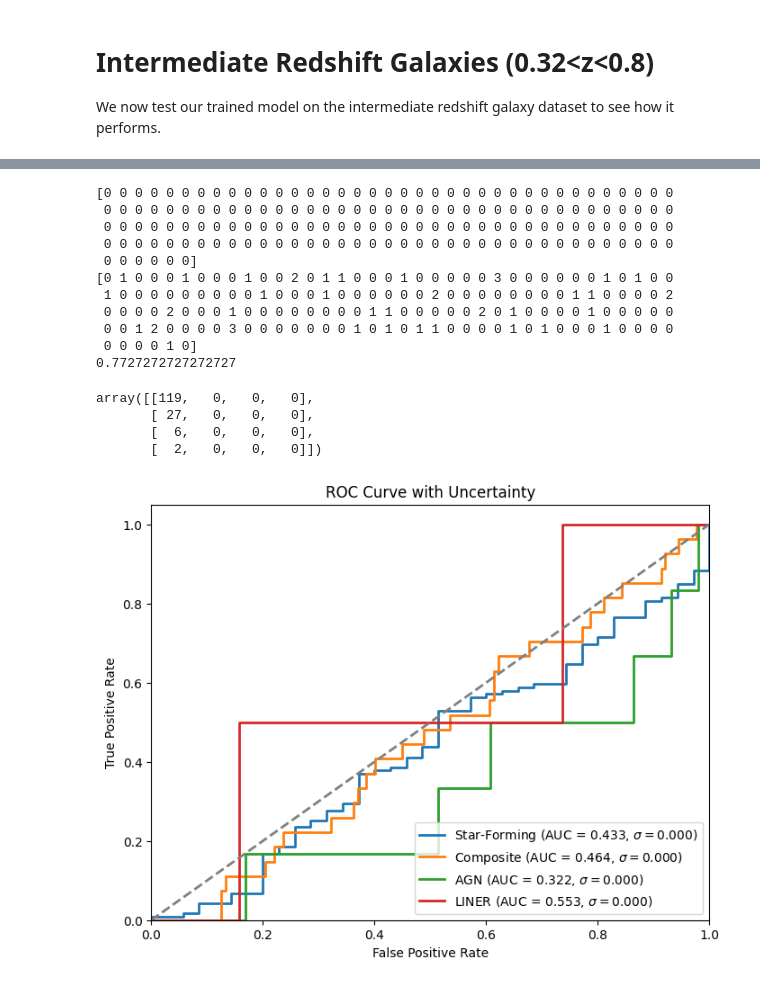
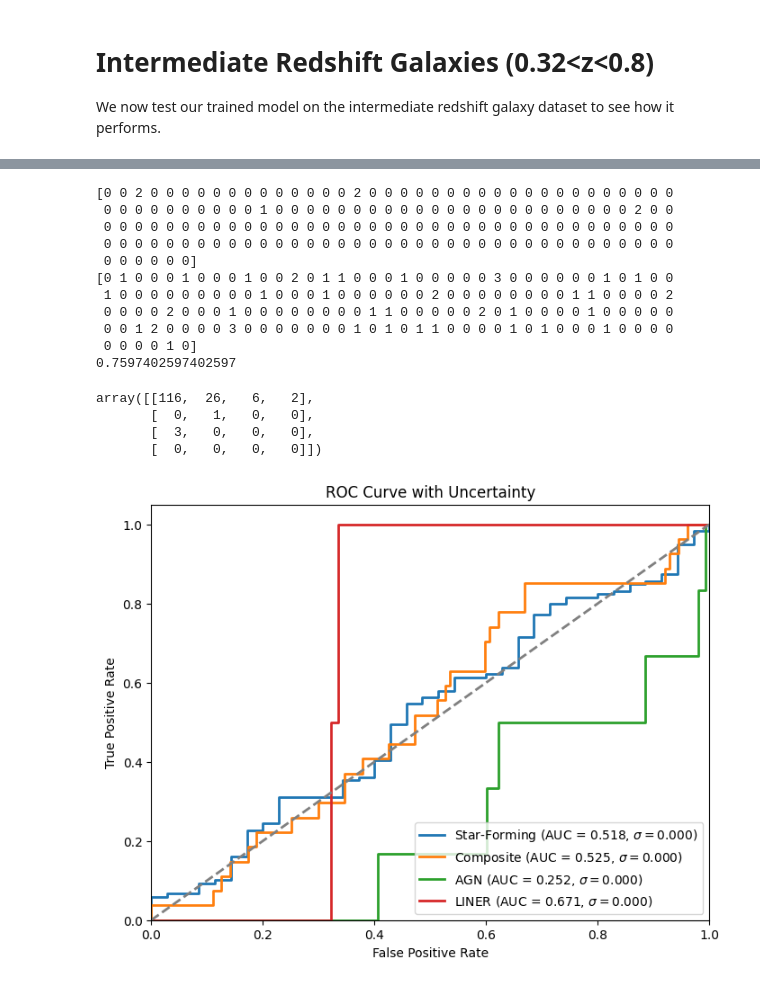
Before and after one commit to lorlo9999/DeepLearningProject, a Jupyter notebook: NeuralNetwork/NeuralNetwork.ipynb, the cells around one changed output, grey strips where cells are left out. Saved outputs shown, nothing was run; the diff lists cells and outputs as text; code cells hidden in the pictures.

```diff
--- a/NeuralNetwork/NeuralNetwork.ipynb
+++ b/NeuralNetwork/NeuralNetwork.ipynb
@@ -126,5 +118,5 @@ lr_callback = LearningRateScheduler(lr_schedule)
 
 model.compile(optimizer=Adam(learning_rate=0.001), loss='categorical_crossentropy', metrics=['accuracy'])
 
-model_history = model.fit(X_train_split, y_train_split, epochs=15, batch_size=16, verbose=1, shuffle=True, validation_data=(X_val_split, y_val_split),callbacks=[lr_callback])
+model_history = model.fit(X_train_split, y_train_split, epochs=10, batch_size=16, verbose=1, shuffle=True, validation_data=(X_val_split, y_val_split),callbacks=[lr_callback])
 # %% [output]
@@ -169,7 +181,7 @@ def monte_carlo_predictions(model, X, num_samples=50):
     preds = np.array([model(X, training=True).numpy() for _ in range(num_samples)])
     return preds
 
-num_mc_samples = 50
+num_mc_samples = 20
 mc_preds = monte_carlo_predictions(model, X_test, num_mc_samples)
 
 y_pred_prob = np.mean(mc_preds[:, :, :4], axis=0)
@@ -243,6 +255,3 @@ Y_test = np.array(Y_test, dtype=int)
 #standardize the data
 scaler = StandardScaler()
 X_test = scaler.fit_transform(X_test)
-
-#remove feature [:,2]
-X_test = np.delete(X_test, 2, 1)
@@ -273,32 +262,22 @@ old_weights = old_model.get_weights()
 p_dropout = 0.4
 
 new_model = keras.Sequential()
-inputs = layers.Input(shape=(7,))
+inputs = layers.Input(shape=(8,))
 
-fc1 = layers.Dense(256, name="fc1", kernel_regularizer=keras.regularizers.l2(0.01))(inputs)
+fc1 = layers.Dense(512, name="fc1", kernel_regularizer=keras.regularizers.l2(0.01))(inputs)
 fc1 = layers.Activation(activation="relu")(fc1)
 fc1 = layers.Dropout(p_dropout)(fc1)
 fc1 = layers.BatchNormalization(axis=-1)(fc1)
 
-fc2 = layers.Dense(256, name="fc2", kernel_regularizer=keras.regularizers.l2(0.01))(fc1)
+fc2 = layers.Dense(512, name="fc2", kernel_regularizer=keras.regularizers.l2(0.01))(fc1)
 fc2 = layers.Activation(activation="relu")(fc2)
 fc2 = layers.Dropout(p_dropout)(fc2)
 fc2 = layers.BatchNormalization(axis=-1)(fc2)
 
-fc3 = layers.Dense(256, name="fc3", kernel_regularizer=keras.regularizers.l2(0.01))(fc2)
-fc3 = layers.Activation(activation="relu")(fc3)
-fc3 = layers.Dropout(p_dropout)(fc3)
-fc3 = layers.BatchNormalization(axis=-1)(fc3)
-
-fc4 = layers.Dense(256, name="fc4", kernel_regularizer=keras.regularizers.l2(0.01))(fc3)
-fc4 = layers.Activation(activation="relu")(fc4)
-fc4 = layers.Dropout(p_dropout)(fc4)
-fc4 = layers.BatchNormalization(axis=-1)(fc4)
-
 skip_connection = fc1
 
-combined_input = layers.Add()([fc4, skip_connection])
-fc5 = layers.Dense(256, name="fc5", kernel_regularizer=keras.regularizers.l2(0.01))(combined_input)
+combined_input = layers.Add()([fc2, skip_connection])
+fc5 = layers.Dense(512, name="fc5", kernel_regularizer=keras.regularizers.l2(0.01))(combined_input)
 fc5 = layers.Activation(activation="relu")(fc5)
 fc5 = layers.Dropout(p_dropout)(fc5)
 fc5 = layers.BatchNormalization(axis=-1)(fc5)
@@ -307,19 +286,19 @@ output = layers.Dense(4, activation='softmax')(fc5)
 
 new_model = models.Model(inputs=inputs, outputs=output)
 
+for layer in new_model.layers:
+    layer.trainable = True
+
 new_weights = new_model.get_weights()
 
 # Transfer weights from old model to new model (manually skipping first layer)
 for i in range(1, len(new_weights)):
-    new_weights[i] = old_weights[i]  # Offset to match layers correctly
+    new_weights[i] = old_weights[i]
 
 # Assign weights to new model
 new_model.set_weights(new_weights)
 
-for layer in new_model.layers:
-    layer.trainable = False
-
-new_model.compile(optimizer='sgd', loss='categorical_crossentropy', metrics=['accuracy'])
+new_model.compile(optimizer='Adam', loss='categorical_crossentropy', metrics=['accuracy'])
 
 new_model.summary(show_trainable=True)
 # %% [output]
@@ -359,10 +338,10 @@ print(accuracy)
 
 #calculate confusion matrix
 from sklearn.metrics import confusion_matrix
-confusion_matrix(y_true, y_pred)
+confusion_matrix(y_pred, y_true)
 # %% [output]
-[0 0 0 0 0 0 0 0 0 0 0 0 0 0 0 0 0 0 0 0 0 0 0 0 0 0 0 0 0 0 0 0 0 0 0 0 0
- 0 0 0 0 0 0 0 0 0 0 0 0 0 0 0 0 0 0 0 0 0 0 0 0 0 0 0 0 0 0 0 0 0 0 0 0 0
+[0 0 2 0 0 0 0 0 0 0 0 0 0 0 0 0 2 0 0 0 0 0 0 0 0 0 0 0 0 0 0 0 0 0 0 0 0
+ 0 0 0 0 0 0 0 0 0 0 1 0 0 0 0 0 0 0 0 0 0 0 0 0 0 0 0 0 0 0 0 0 0 0 2 0 0
  0 0 0 0 0 0 0 0 0 0 0 0 0 0 0 0 0 0 0 0 0 0 0 0 0 0 0 0 0 0 0 0 0 0 0 0 0
  0 0 0 0 0 0 0 0 0 0 0 0 0 0 0 0 0 0 0 0 0 0 0 0 0 0 0 0 0 0 0 0 0 0 0 0 0
  0 0 0 0 0 0]
@@ -371,11 +350,11 @@ confusion_matrix(y_true, y_pred)
  0 0 0 0 2 0 0 0 1 0 0 0 0 0 0 0 0 1 1 0 0 0 0 0 2 0 1 0 0 0 0 1 0 0 0 0 0
  0 0 1 2 0 0 0 0 3 0 0 0 0 0 0 0 1 0 1 0 1 1 0 0 0 0 1 0 1 0 0 0 1 0 0 0 0
  0 0 0 0 1 0]
-0.7727272727272727
+0.7597402597402597
-array([[119,   0,   0,   0],
-       [ 27,   0,   0,   0],
-       [  6,   0,   0,   0],
-       [  2,   0,   0,   0]])
+array([[116,  26,   6,   2],
+       [  0,   1,   0,   0],
+       [  3,   0,   0,   0],
+       [  0,   0,   0,   0]])
 # %%
 from sklearn.metrics import roc_curve, auc
 import matplotlib.pyplot as plt
@@ -401,7 +380,7 @@ y_pred_prob = np.mean(mc_preds[:, :, :4], axis=0)
 y_pred_uncertainty = np.std(mc_preds[:, :, :4], axis=0)
 
 for i in range(4):
-    fpr[i], tpr[i], _ = roc_curve(Y_test[:, i], pred[:, i])
+    fpr[i], tpr[i], _ = roc_curve(Y_test[:, i], y_pred_prob[:, i])
     roc_auc[i] = auc(fpr[i], tpr[i])
 
     tpr_samples = []
@@ -417,31 +396,31 @@ for i in range(4):
 plt.figure(figsize=(8, 6))
 classes = ['Star-Forming', 'Composite', 'AGN', 'LINER']
 
 for i in range(4):
     #check for nan values and remove them
     for n in tpr_uncertainty[i]:
         if np.isnan(n):
             tpr_uncertainty[i] = np.delete(tpr_uncertainty[i], np.where(np.isnan(tpr_uncertainty[i])))
             fpr[i] = np.delete(fpr[i], np.where(np.isnan(tpr_uncertainty[i])))
             tpr[i] = np.delete(tpr[i], np.where(np.isnan(tpr_uncertainty[i])))
             break
     plt.plot(fpr[i], tpr[i], lw=2, label=rf'{classes[i]} (AUC = {roc_auc[i]:.3f}, $\sigma = ${tpr_uncertainty[i].mean():.3f})')
 
     min_len = min(len(tpr[i]), len(tpr_uncertainty[i]))
     plt.fill_between(
     fpr[i][:min_len],
     tpr[i][:min_len] - tpr_uncertainty[i][:min_len],
     tpr[i][:min_len] + tpr_uncertainty[i][:min_len],
     alpha=0.2)
 
 plt.plot([0, 1], [0, 1], color='gray', lw=2, linestyle='--')
 plt.xlim([0.0, 1.0])
 plt.ylim([0.0, 1.05])
 plt.xlabel('False Positive Rate')
 plt.ylabel('True Positive Rate')
 plt.title('ROC Curve with Uncertainty')
 plt.legend(loc='lower right')
 plt.savefig('../plots/INT-NN-ROC_Curves.pdf', format='pdf')
 plt.show()
 # %% [output]
-[figure, old version]
+[figure, new version]
```
Also changed, not shown: parts of 9 cells of this notebook, 4 other files.
